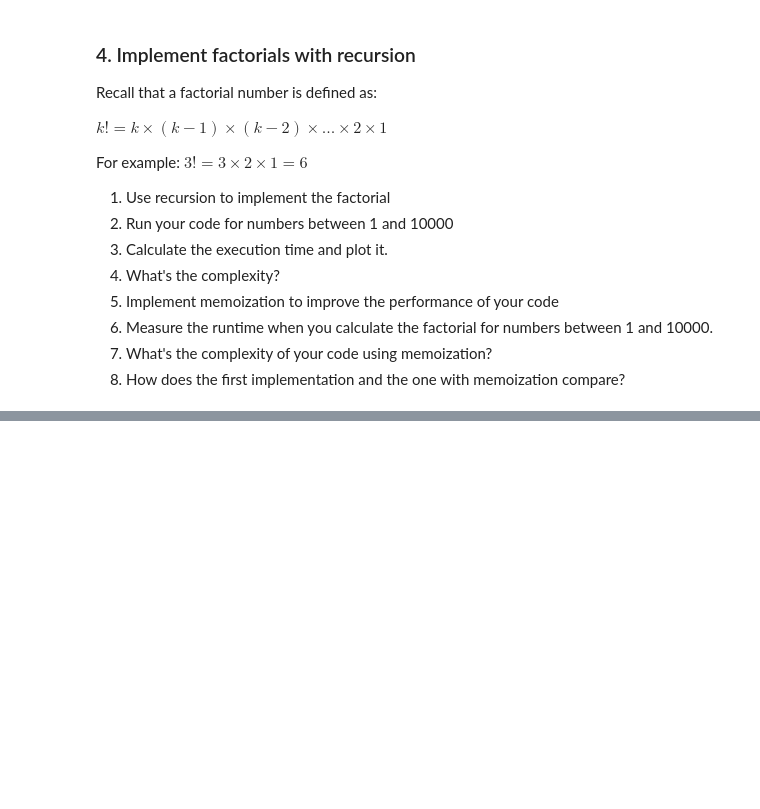
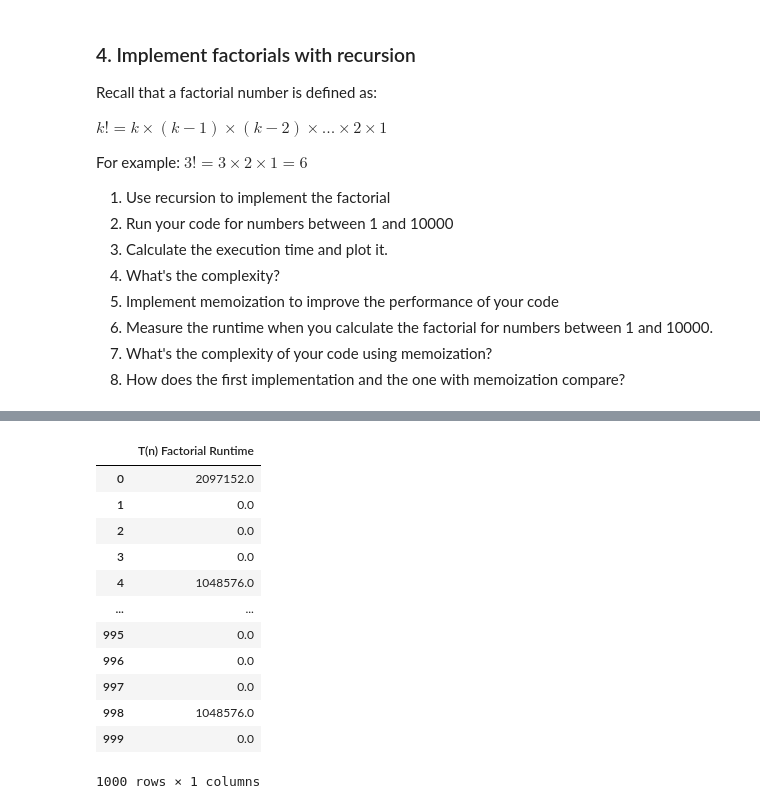
Before and after one commit to juanfranciscocis/Data-Structures, a Jupyter notebook: homework_3/hw3.ipynb, the cells around one changed output, grey strips where cells are left out. Drawn from its saved outputs; the diff is of its cells as text; code cells hidden in the pictures; blank space fills up the shorter version.

```diff
--- a/homework_3/hw3.ipynb
+++ b/homework_3/hw3.ipynb
@@ -394,0 +438,18 @@ For example: $3! = 3 \times 2 \times 1 = 6$
+# %%
+df = pd.DataFrame(zip(factorialCalculationTime))  #DEFINE THE DATA FRAME
+df.columns = [ 'T(n) Factorial Runtime']
+df
+# %% [output]
+|  | T(n) Factorial Runtime |
+| 0 | 2097152.0 |
+| 1 | 0.0 |
+| 2 | 0.0 |
+| 3 | 0.0 |
+| 4 | 1048576.0 |
+| ... | ... |
+| 995 | 0.0 |
+| 996 | 0.0 |
+| 997 | 0.0 |
+| 998 | 1048576.0 |
+| 999 | 0.0 |
+1000 rows × 1 columns
```
Also changed, not shown: parts of 20 cells of this notebook.
